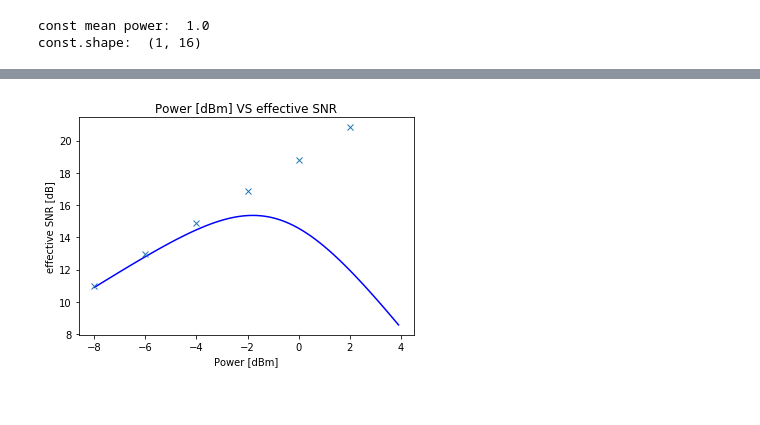
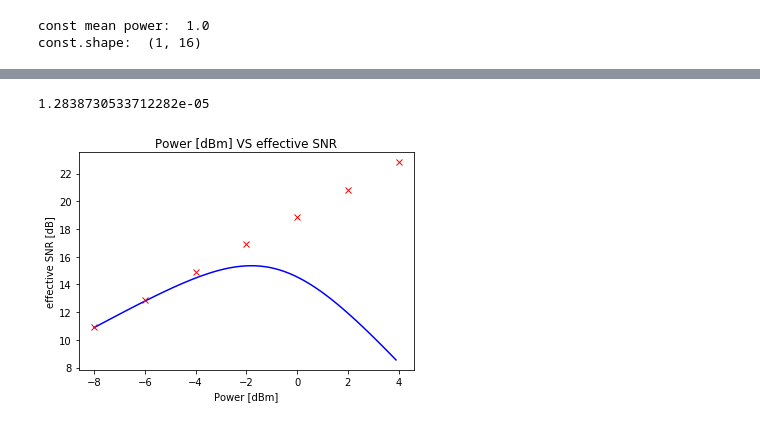
Before and after one commit to Rassibassi/claude, a Jupyter notebook: examples/tf_wdmSystem.ipynb, the cells around one changed output, grey strips where cells are left out. Drawn from its saved outputs; the diff is of its cells as text; code cells hidden in the pictures.

```diff
--- a/examples/tf_wdmSystem.ipynb
+++ b/examples/tf_wdmSystem.ipynb
@@ -123,6 +123,12 @@ def run_model(param, ssfParam):
     param.dz     = ssfParam.spanLength * 1e3 * ssfParam.nSpans
     rxSymbols = cfs.wdmReceiver(signal_out, param)
 
+    #
+    normP0 = tf.get_default_graph().get_tensor_by_name("normP0:0")
+    rxSymbols = tf.cast( tf.rsqrt( normP0 ), param.complexType ) * rxSymbols
+    # txSymbols = tf.cast( tf.sqrt( P0 ), param.complexType ) * txSymbols
+    # constellation_tf = tf.cast( tf.sqrt( P0 ), param.complexType ) * constellation_tf
+
     # remove beginning and end of symbols
     rxSymbols, txSymbols = cfh.truncate(removeSymbols, rxSymbols, txSymbols)
 
@@ -133,16 +139,17 @@ def run_model(param, ssfParam):
     reduce_axis = [0, 2, 3]
     errorrate = cfh.symbolErrorrate(constellation_tf, txSymbols, rxSymbols, nDims, param.M, reduce_axis)
 
-    signalPower = tf.constant( 1 / param.nPol, param.realType)
-    effSNR = cfh.effectiveSNR(txSymbols, rxSymbols, signalPower, reduce_axis)
+    one = tf.constant( 1, param.realType )
+    effSNR = cfh.effectiveSNR(txSymbols, rxSymbols, one, reduce_axis)
 
     # MI
     MI = []
     for (txChannel, rxChannel) in zip(tf.split(txSymbols, param.nChannels, axis=1), tf.split(rxSymbols, param.nChannels, axis=1)):
-        MI_temp = cfh.gaussianMI(tf.reshape(txChannel,[-1]), tf.reshape(rxChannel,[-1]), constellation, param.M)
+        MI_temp = cfh.gaussianMI(tf.reshape(txChannel,[-1]), tf.reshape(rxChannel,[-1]), constellation_tf, param.M)
         MI.append(MI_temp)
 
     MI = tf.stack(MI)
+    MI = tf.identity( MI, name='MI' )
 
     # only mid channel
     midChannel = param.nChannels//2 +1
@@ -176,14 +183,17 @@ def run_model(param, ssfParam):
 
     sess.close()
     print(' ')
-    return outMetrics['errorrate'], outMetrics['MI'], outMetrics['effSNR']
+    return outMetrics['errorrate'], outMetrics['MI'], outMetrics['effSNR'], sess, feedDict
 # %%
-powerSweep = np.arange(-8, 2+1, 2)
+powerSweep = np.arange(-8, 4+1, 2)
 SSFeffSNR = np.zeros(powerSweep.shape)
-
+SSFMI = np.zeros(powerSweep.shape)
+sess = 0
+feedDict = 0
 for ii, PdBm in enumerate(powerSweep):
     print('PdBm: {}'.format(PdBm), end=' - ')
     param.PdBm = PdBm
-    (avErrorrate, avMI, avEffSNR) = run_model(param, ssfParam)
+    (avErrorrate, avMI, avEffSNR, sess, feedDict) = run_model(param, ssfParam)
     SSFeffSNR[ii] = avEffSNR
+    SSFMI[ii] = avMI
 # %% [output]
@@ -215 +275,5 @@ PdBm: 2 - nSpans: 10, nSteps: 5
+# %%
+aseNoisePower
+# %% [output]
+1.2838730533712282e-05
 # %%
@@ -227,10 +283,10 @@ qamParam.kur, qamParam.kur3 = nlin.calcKur(qam_constellation)
 qamEffSNR = nlinPowerSweep - nlin.calcNLIN(qamParam, nlinPowerSweep, aseNoisePower, chi, X, intraConstAdd, interConstAdd)
 # %%
 plt.plot(nlinPowerSweep, qamEffSNR, 'b')
-plt.plot(powerSweep, SSFeffSNR, 'x')
+plt.plot(powerSweep, SSFeffSNR, 'xr')
 plt.title('Power [dBm] VS effective SNR')
 plt.xlabel('Power [dBm]')
 plt.ylabel('effective SNR [dB]')
 plt.show()
 # %% [output]
-[figure, old version]
+[figure, new version]
```
Also changed, not shown: parts of 8 cells of this notebook, 7 other files.
